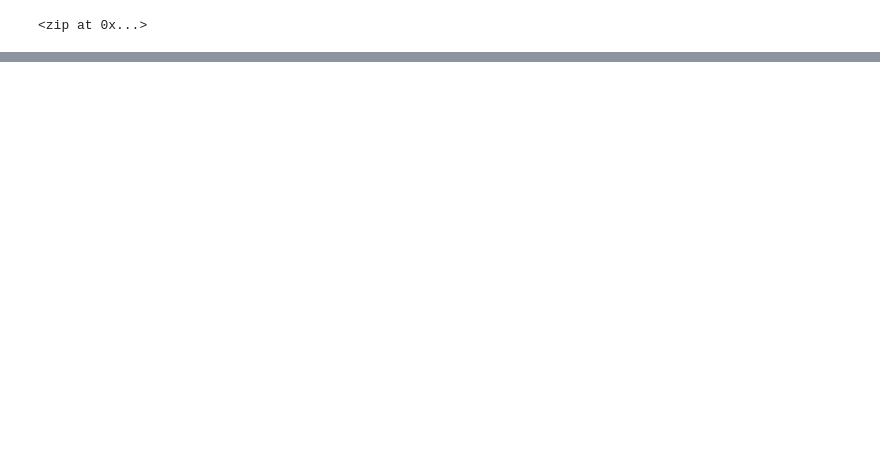
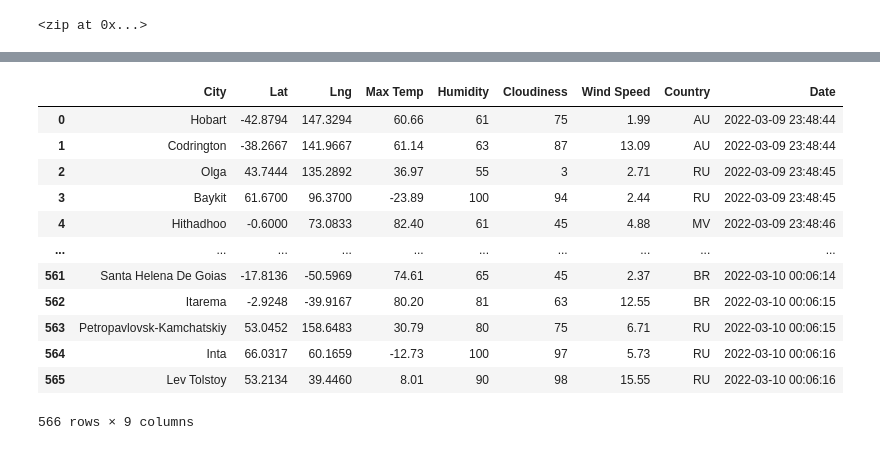
Before and after one commit to vanessacox333/World_Weather_Analysis, a Jupyter notebook: WeatherPy.ipynb, the cells around one changed output, grey strips where cells are left out. Cells and saved outputs as stored; diff of their text form; code cells hidden in the pictures; blank space fills up the shorter version.

```diff
--- a/WeatherPy.ipynb
+++ b/WeatherPy.ipynb
@@ -3,6 +3,14 @@
 import pandas as pd
 import matplotlib.pyplot as plt
 import numpy as np
+import time
+import requests
+from datetime import datetime
+from config import weather_api_key
+
+
+HTTP_STATUS_OK = 200
+HTTP_STATUS_NOT_FOUND = 404
 # %%
 # Create a set of random latitude and longitude combinations.
 lats = np.random.uniform(low=-90.000, high=90.000, size=1500)
@@ -56,0 +151,19 @@ len(cities)
+# %%
+# Convert the array of dictionaries to a Pandas DataFrame.
+city_data_df = pd.DataFrame(city_data)
+# %%
+city_data_df
+# %% [output]
+|  | City | Lat | Lng | Max Temp | Humidity | Cloudiness | Wind Speed | Country | Date |
+| 0 | Hobart | -42.8794 | 147.3294 | 60.66 | 61 | 75 | 1.99 | AU | 2022-03-09 23:48:44 |
+| 1 | Codrington | -38.2667 | 141.9667 | 61.14 | 63 | 87 | 13.09 | AU | 2022-03-09 23:48:44 |
+| 2 | Olga | 43.7444 | 135.2892 | 36.97 | 55 | 3 | 2.71 | RU | 2022-03-09 23:48:45 |
+| 3 | Baykit | 61.6700 | 96.3700 | -23.89 | 100 | 94 | 2.44 | RU | 2022-03-09 23:48:45 |
+| 4 | Hithadhoo | -0.6000 | 73.0833 | 82.40 | 61 | 45 | 4.88 | MV | 2022-03-09 23:48:46 |
+| ... | ... | ... | ... | ... | ... | ... | ... | ... | ... |
+| 561 | Santa Helena De Goias | -17.8136 | -50.5969 | 74.61 | 65 | 45 | 2.37 | BR | 2022-03-10 00:06:14 |
+| 562 | Itarema | -2.9248 | -39.9167 | 80.20 | 81 | 63 | 12.55 | BR | 2022-03-10 00:06:15 |
+| 563 | Petropavlovsk-Kamchatskiy | 53.0452 | 158.6483 | 30.79 | 80 | 75 | 6.71 | RU | 2022-03-10 00:06:15 |
+| 564 | Inta | 66.0317 | 60.1659 | -12.73 | 100 | 97 | 5.73 | RU | 2022-03-10 00:06:16 |
+| 565 | Lev Tolstoy | 53.2134 | 39.4460 | 8.01 | 90 | 98 | 15.55 | RU | 2022-03-10 00:06:16 |
+566 rows × 9 columns
```
Also changed, not shown: parts of 5 cells of this notebook, 1 other file.
